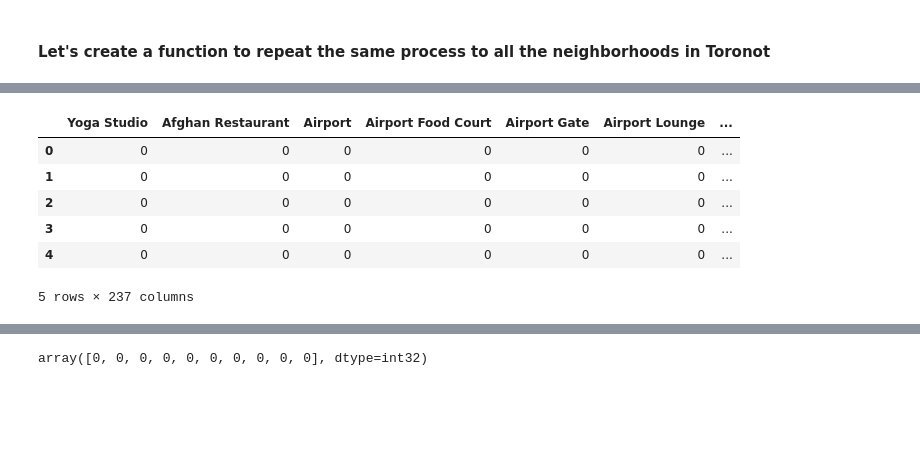
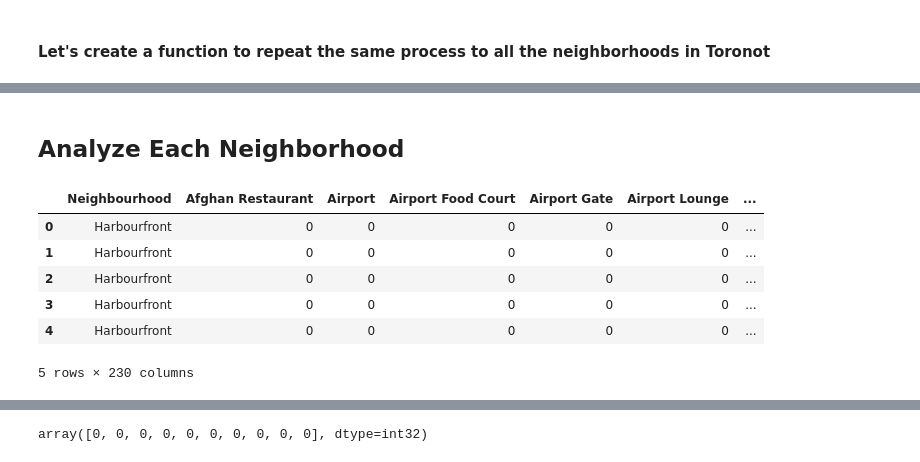
Before and after one commit to lordakarias/IBM-DATA-SCIENCE-Coursera, a Jupyter notebook: Capstone Week 3.ipynb, the cells around one changed output, grey strips where cells are left out. Cells and saved outputs as stored; diff of their text form; code cells hidden in the pictures; blank space fills up the shorter version.

```diff
--- a/Capstone Week 3.ipynb
+++ b/Capstone Week 3.ipynb
@@ -165,7 +151,7 @@ df5
 map_toronto = folium.Map(location=[latitude, longitude], zoom_start=10)
 
 # add markers to map
-for lat, lng, borough, neighborhood in zip(df5['Latitude'], df5['Longitude'], df5['Borough'], df5['Neighborhood']):
+for lat, lng, borough, neighborhood in zip(df5['Latitude'], df5['Longitude'], df5['Borough'], df5['Neighbourhood']):
     label = '{}, {}'.format(neighborhood, borough)
     label = folium.Popup(label, parse_html=True)
     folium.CircleMarker(
@@ -176,7 +162,7 @@ for lat, lng, borough, neighborhood in zip(df5['Latitude'], df5['Longitude'], df
         fill=True,
         fill_color='#3186cc',
         fill_opacity=0.7,
-        parse_html=False).add_to(map_newyork)
+        parse_html=False).add_to(map_toronto)
 
 map_toronto
 # %% [output]
@@ -209,7 +195,7 @@ toronot_data
 map_toronto = folium.Map(location=[latitude, longitude], zoom_start=11)
 
 # add markers to map
-for lat, lng, label in zip(toronot_data['Latitude'], toronot_data['Longitude'], toronot_data['Neighborhood']):
+for lat, lng, label in zip(toronot_data['Latitude'], toronot_data['Longitude'], toronot_data['Neighbourhood']):
     label = folium.Popup(label, parse_html=True)
     folium.CircleMarker(
         [lat, lng],
@@ -374,9 +360,9 @@ def getNearbyVenues(names, latitudes, longitudes, radius=500):
             v['venue']['categories'][0]['name']) for v in results])
 
     nearby_venues = pd.DataFrame([item for venue_list in venues_list for item in venue_list])
-    nearby_venues.columns = ['Neighborhood',
-                  'Neighborhood Latitude',
-                  'Neighborhood Longitude',
+    nearby_venues.columns = ['Neighbourhood',
+                  'Neighbourhood Latitude',
+                  'Neighbourhood Longitude',
                   'Venue',
                   'Venue Latitude',
                   'Venue Longitude',
@@ -384,7 +370,7 @@ def getNearbyVenues(names, latitudes, longitudes, radius=500):
 
     return(nearby_venues)
 # %%
-toronto_venues = getNearbyVenues(names=toronot_data['Neighborhood'],
+toronto_venues = getNearbyVenues(names=toronot_data['Neighbourhood'],
                                    latitudes=toronot_data['Latitude'],
                                    longitudes=toronot_data['Longitude']
                                   )
@@ -431,23 +433,25 @@ There are 237 uniques categories.
+# %% [markdown]
+## Analyze Each Neighborhood
 # %%
 # one hot encoding
 toronto_onehot = pd.get_dummies(toronto_venues[['Venue Category']], prefix="", prefix_sep="")
 
 # add neighborhood column back to dataframe
-toronto_onehot['Neighborhood'] = toronto_venues['Neighborhood']
+toronto_onehot['Neighbourhood'] = toronto_venues['Neighbourhood']
 
 # move neighborhood column to the first column
 fixed_columns = [toronto_onehot.columns[-1]] + list(toronto_onehot.columns[:-1])
 toronto_onehot = toronto_onehot[fixed_columns]
 
 toronto_onehot.head()
 # %% [output]
-|  | Yoga Studio | Afghan Restaurant | Airport | Airport Food Court | Airport Gate | Airport Lounge | ... |
-| 0 | 0 | 0 | 0 | 0 | 0 | 0 | ... |
-| 1 | 0 | 0 | 0 | 0 | 0 | 0 | ... |
-| 2 | 0 | 0 | 0 | 0 | 0 | 0 | ... |
-| 3 | 0 | 0 | 0 | 0 | 0 | 0 | ... |
-| 4 | 0 | 0 | 0 | 0 | 0 | 0 | ... |
+|  | Neighbourhood | Afghan Restaurant | Airport | Airport Food Court | Airport Gate | Airport Lounge | ... |
+| 0 | Harbourfront | 0 | 0 | 0 | 0 | 0 | ... |
+| 1 | Harbourfront | 0 | 0 | 0 | 0 | 0 | ... |
+| 2 | Harbourfront | 0 | 0 | 0 | 0 | 0 | ... |
+| 3 | Harbourfront | 0 | 0 | 0 | 0 | 0 | ... |
+| 4 | Harbourfront | 0 | 0 | 0 | 0 | 0 | ... |
-5 rows × 237 columns
+5 rows × 230 columns
 # %%
 toronto_onehot.shape
 # %% [output]
```
Also changed, not shown: parts of 38 cells of this notebook.
